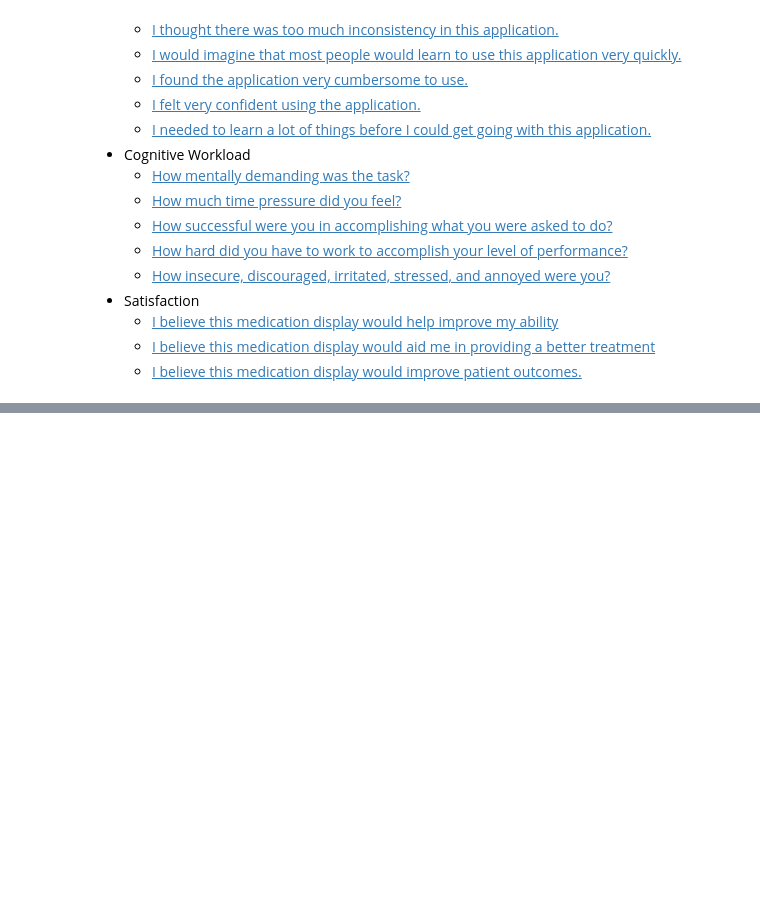
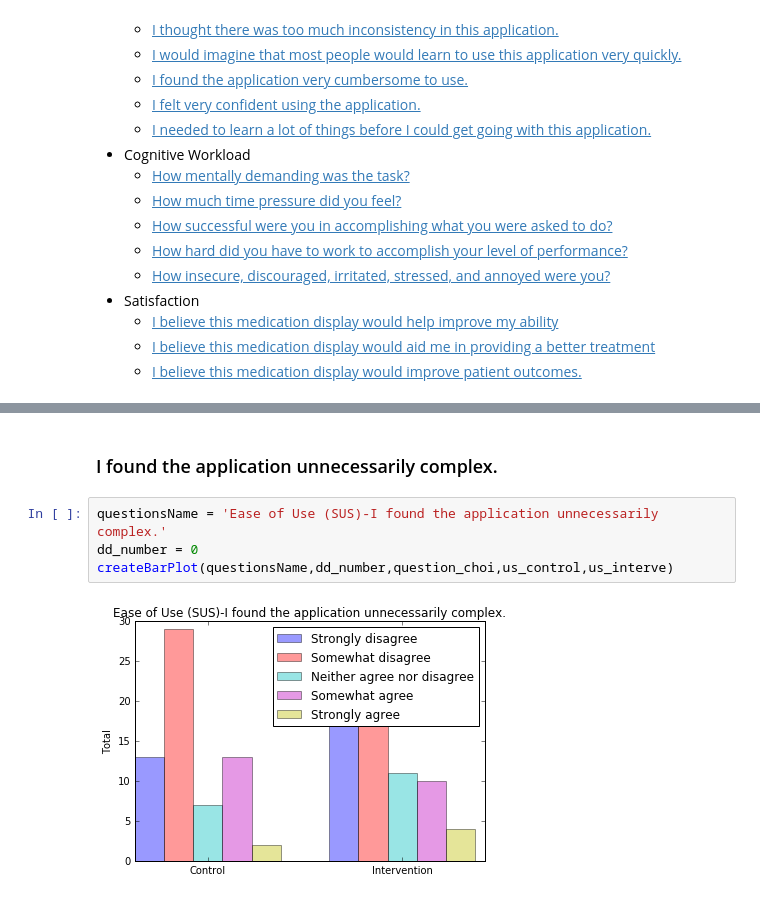
Before and after one commit to Duke-Translational-Bioinformatics/kairx-analysis, a Jupyter notebook: notebooks/med_student_qualtrics_use.ipynb, the cells around one changed output, grey strips where cells are left out. Saved outputs shown, nothing was run; the diff lists cells and outputs as text; blank space fills up the shorter version.

```diff
--- a/notebooks/med_student_qualtrics_use.ipynb
+++ b/notebooks/med_student_qualtrics_use.ipynb
@@ -45,0 +339,9 @@ There are 3 tasks (Ease of Use, Cognitive Workload, and User Satisfaction) and 1
+# %% [markdown]
+<a id='e2'></a>
+### I found the application unnecessarily complex.
+# %%
+questionsName = 'Ease of Use (SUS)-I found the application unnecessarily complex.'
+dd_number = 0
+createBarPlot(questionsName,dd_number,question_choi,us_control,us_interve)
+# %% [output]
+[figure, added]
```
Also changed, not shown: parts of 73 cells of this notebook, 3 other files.
